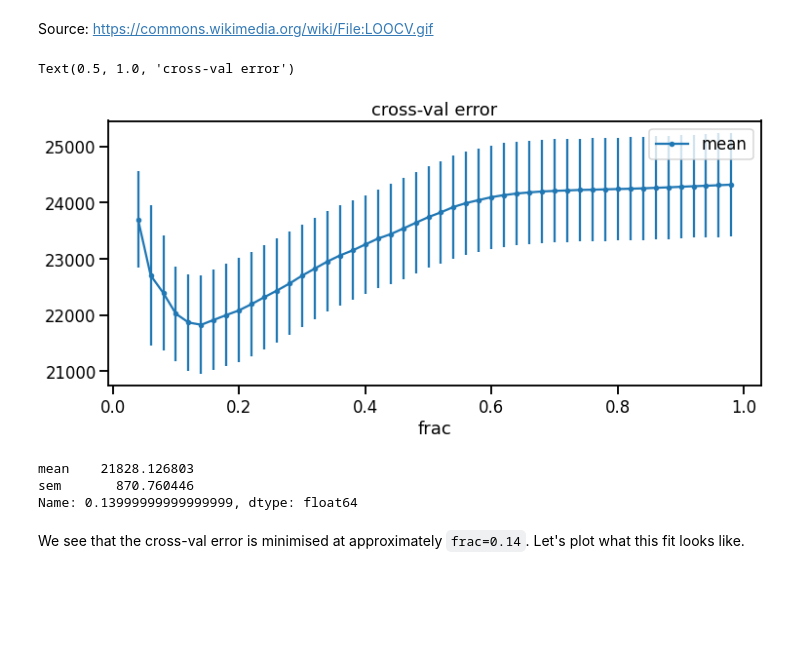
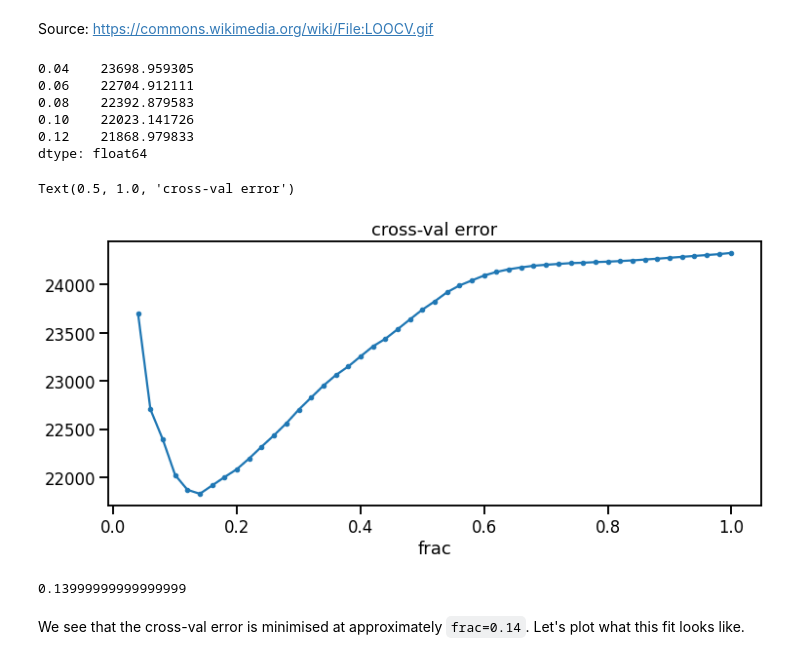
Before and after one commit to trainindata/feature-engineering-for-time-series-forecasting, a Jupyter notebook: 04-Time-Series-Decomposition/03-LOWESS-to-compute-trend.ipynb, the cells around one changed output. Saved outputs shown, nothing was run; the diff lists cells and outputs as text; code cells hidden in the pictures; blank space fills up the shorter version.

```diff
--- a/04-Time-Series-Decomposition/03-LOWESS-to-compute-trend.ipynb
+++ b/04-Time-Series-Decomposition/03-LOWESS-to-compute-trend.ipynb
@@ -145,7 +172,7 @@ cv_score_by_f = dict() # Initialise an empty dict to store results
 X = np.arange(0,len(df), dtype=float)
 y = df['y'].values
 
-for f in np.arange(0.02,1,0.02): # Scan over values from 0.02 to 1
+for f in np.arange(0.04,1.02,0.02): # Scan over values from 0.04 to 1
     cv_results = [] # Initialise list to store the result for each fold
     kfold = KFold(n_splits=5, shuffle=True, random_state=0)
     for train_index, test_index in kfold.split(X, y):
@@ -166,25 +193,30 @@ for f in np.arange(0.02,1,0.02): # Scan over values from 0.02 to 1
 
     # Compute average and standard error across all folds
     cv_score_mean = np.mean(cv_results)
-    cv_score_sem = np.std(cv_results)/np.sqrt(len(cv_results)) # This gives a measure of variability
-    cv_score_by_f[f] = (cv_score_mean, cv_score_sem)
+    cv_score_by_f[f] = cv_score_mean
 
 
-results = pd.DataFrame(cv_score_by_f).T # Convert results to pandas dataframe
-results.columns = ('mean', 'sem')
+results = pd.Series(cv_score_by_f) # Convert results to pandas dataframe
+# %%
+results.head()
+# %% [output]
+0.04    23698.959305
+0.06    22704.912111
+0.08    22392.879583
+0.10    22023.141726
+0.12    21868.979833
+dtype: float64
 # %%
-ax = results.plot(y='mean', yerr='sem', marker='.', figsize=[12, 5])
+ax = results.plot(marker='.', figsize=[12, 5])
 ax.set_xlabel('frac')
 ax.set_title('cross-val error')
 # %% [output]
 Text(0.5, 1.0, 'cross-val error')
-[figure, old version]
+[figure, new version]
 # %%
-results.iloc[results['mean'].argmin()]
+results.index[results.argmin()]
 # %% [output]
-mean    21828.126803
-sem       870.760446
-Name: 0.13999999999999999, dtype: float64
+0.13999999999999999
 # %% [markdown]
 We see that the cross-val error is minimised at approximately `frac=0.14`. Let's plot what this fit looks like.
 # %%
```
Also changed, not shown: parts of 4 cells of this notebook, 1 other file.
